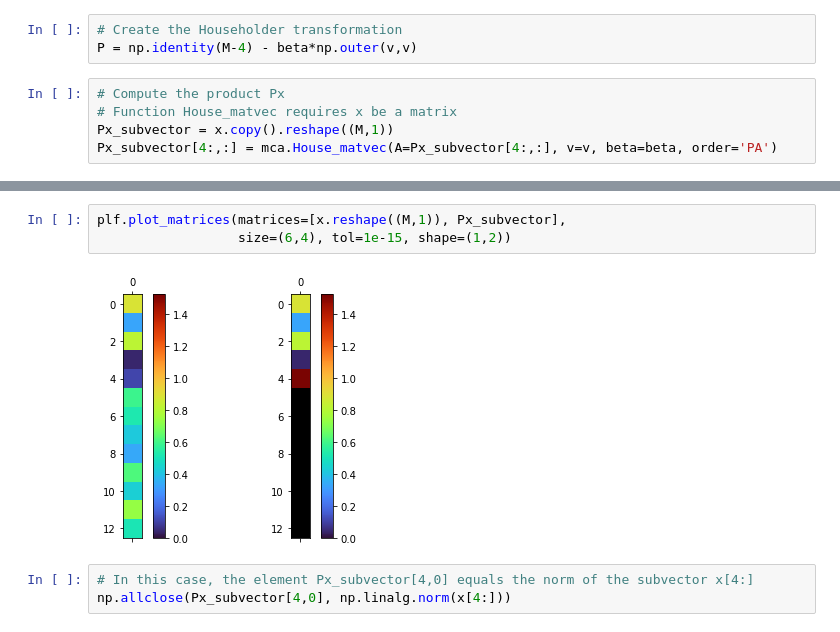
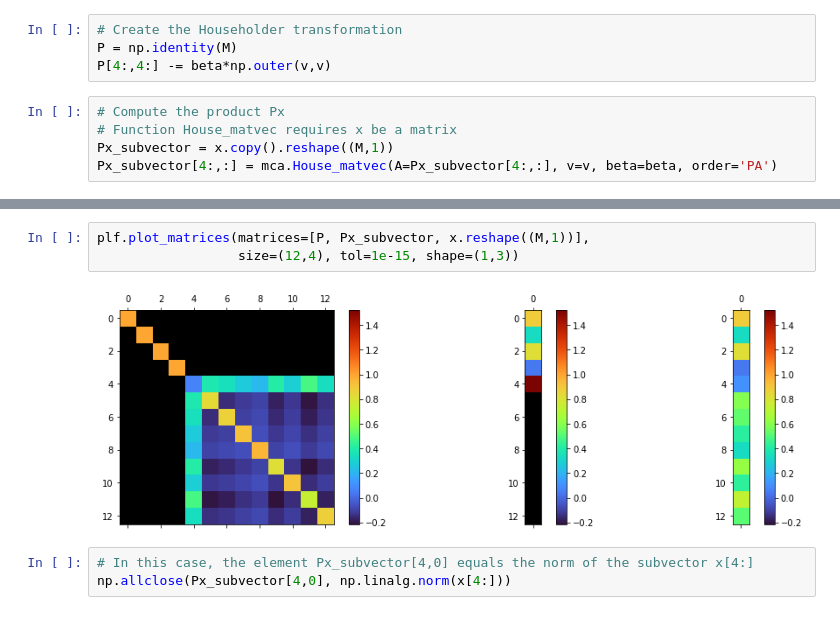
Before and after one commit to birocoles/matcomp, a Jupyter notebook: code/Householder_transformation.ipynb, the cells around one changed output, grey strips where cells are left out. Drawn from its saved outputs; the diff is of its cells as text.

```diff
--- a/code/Householder_transformation.ipynb
+++ b/code/Householder_transformation.ipynb
@@ -91,7 +96,8 @@ True
 v, beta = mca.House_vector(x[4:])
 # %%
 # Create the Householder transformation
-P = np.identity(M-4) - beta*np.outer(v,v)
+P = np.identity(M)
+P[4:,4:] -= beta*np.outer(v,v)
 # %%
 # Compute the product Px
 # Function House_matvec requires x be a matrix
@@ -102,10 +108,10 @@ np.allclose(Px_subvector[4:,0], P@x[4:])
 # %% [output]
 True
 # %%
-plf.plot_matrices(matrices=[x.reshape((M,1)), Px_subvector],
-                  size=(6,4), tol=1e-15, shape=(1,2))
+plf.plot_matrices(matrices=[P, Px_subvector, x.reshape((M,1))],
+                  size=(12,4), tol=1e-15, shape=(1,3))
 # %% [output]
-[figure, old version]
+[figure, new version]
 # %%
 # In this case, the element Px_subvector[4,0] equals the norm of the subvector x[4:]
 np.allclose(Px_subvector[4,0], np.linalg.norm(x[4:]))
```
Also changed, not shown: parts of 22 cells of this notebook.
